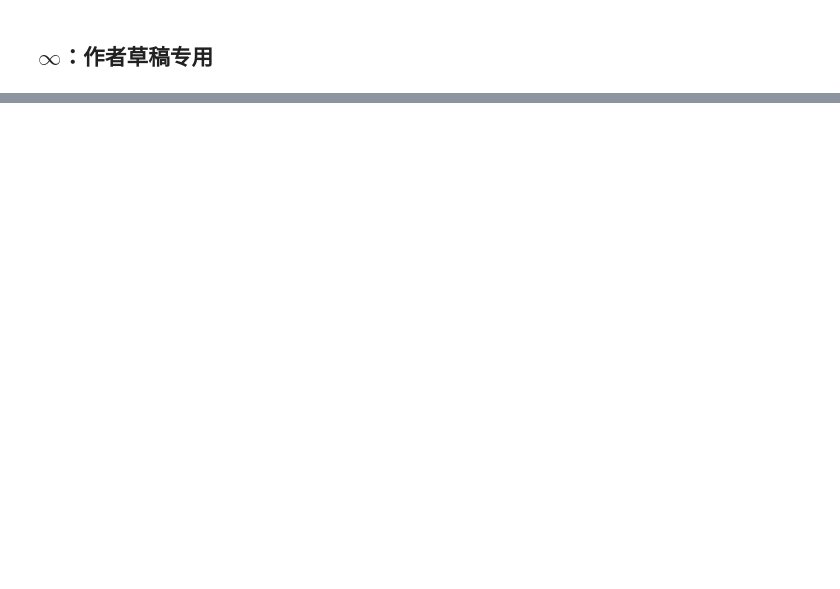
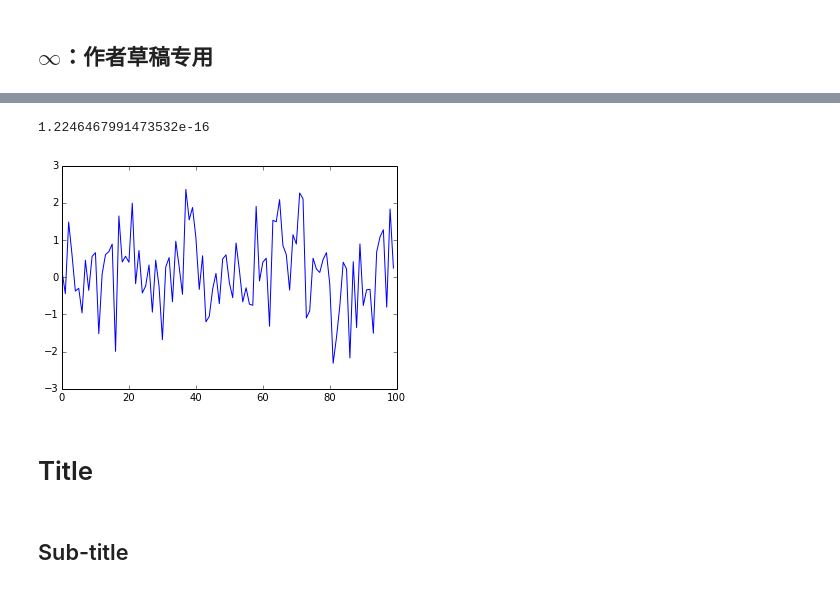
Before and after one commit to chenleo/ipynotebook, a Jupyter notebook: DKFZ_new_year.ipynb, the cells around one changed output, grey strips where cells are left out. Cells and saved outputs as stored; diff of their text form; code cells hidden in the pictures; blank space fills up the shorter version.

```diff
--- a/DKFZ_new_year.ipynb
+++ b/DKFZ_new_year.ipynb
@@ -149,0 +173,13 @@ YouTubeVideo('NNUzJ2rhw2k',start = 182) #周杰伦 斗琴
+# %%
+sin(pi)
+# %% [output]
+1.2246467991473532e-16
+# %%
+plot(randn(100))
+show()
+# %% [output]
+[figure, added]
+# %% [markdown]
+# Title
+# %% [markdown]
+## Sub-title
```
Also changed, not shown: parts of 10 cells of this notebook.
